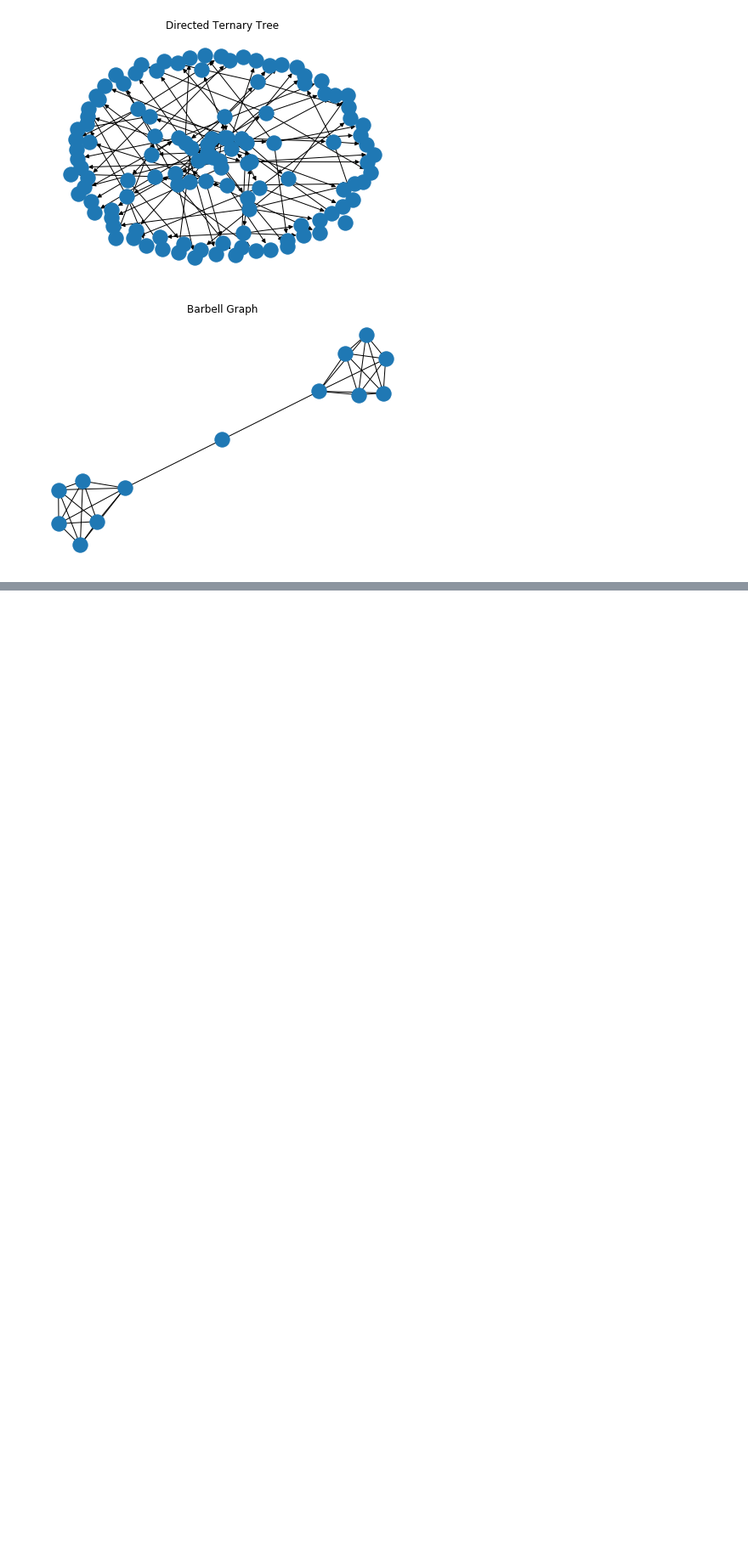
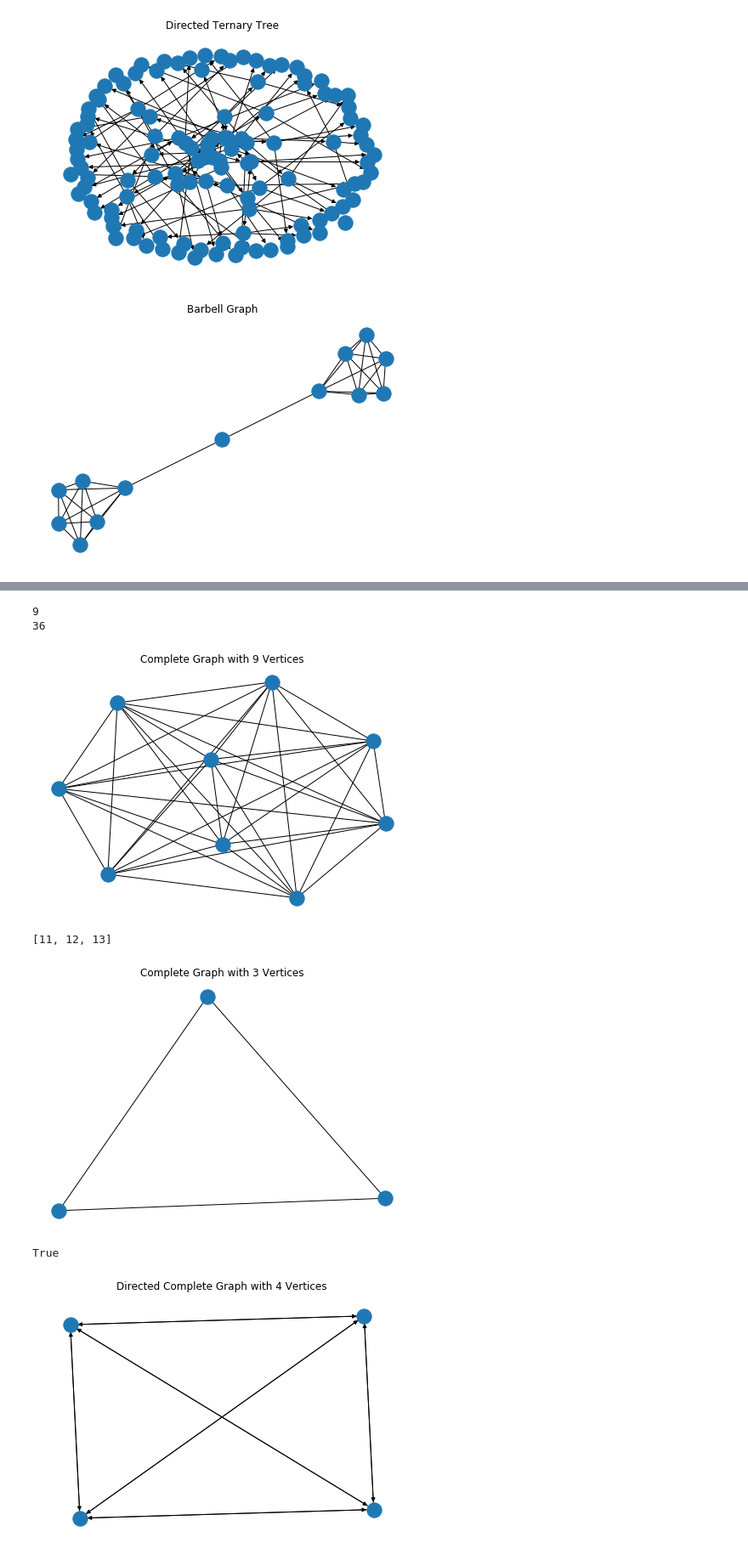
Before and after one commit to Fennec2000GH/Caterpillar-Quota-Walk-Sampling, a Jupyter notebook: src/Week2/Chapter5.ipynb, the cells around one changed output, grey strips where cells are left out. Shown at 85% size. Saved outputs shown, nothing was run; the diff lists cells and outputs as text; code cells hidden in the pictures; blank space fills up the shorter version.

```diff
--- a/src/Week2/Chapter5.ipynb
+++ b/src/Week2/Chapter5.ipynb
@@ -130,13 +135,41 @@ G = nx.binomial_
 # %%
 # networkx.generators.classic.complete_graph
 # complete_graph(n, create_using=None) Return the complete graph K_n with n nodes.
 # Parameters
 # • n (int or iterable container of nodes) – If n is an integer, nodes are from range(n). If n is a
 # container of nodes, those nodes appear in the graph.
 # • create_using (NetworkX graph constructor, optional (default=nx.Graph)) – Graph type to create. If graph instance, then cleared before populated.
 
 import matplotlib.pyplot as plt
 import networkx as nx
 %matplotlib inline
 
-G = nx.complete_graph(n=20, create_using=nx.Graph)
+# using degree parameter
+G = nx.complete_graph(n=9, create_using=nx.Graph)
+print(len(G))
+print(G.size())
+nx.draw(G=G)
+plt.title(label='Complete Graph with 9 Vertices')
+plt.show()
+
+# using range parameter
+G = nx.complete_graph(n=range(11, 14), create_using=nx.Graph)
+print(list(G.nodes))
+nx.draw(G=G)
+plt.title(label='Complete Graph with 3 Vertices')
+plt.show()
+
+# directed complete graph
+G = nx.complete_graph(n=4, create_using=nx.DiGraph)
+print(G.is_directed())
+nx.draw(G=G)
+plt.title(label='Directed Complete Graph with 4 Vertices')
+plt.show()
+# %% [output]
+9
+36
+[figure, added]
+[11, 12, 13]
+[figure, added]
+True
+[figure, added]
```
Also changed, not shown: parts of 10 cells of this notebook.
